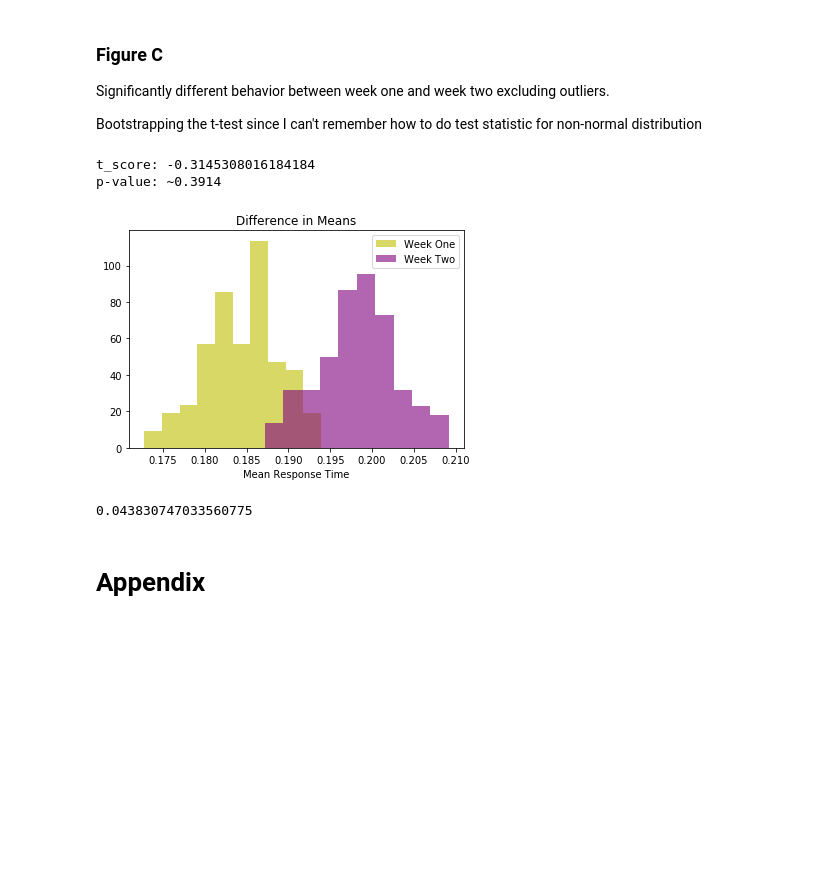
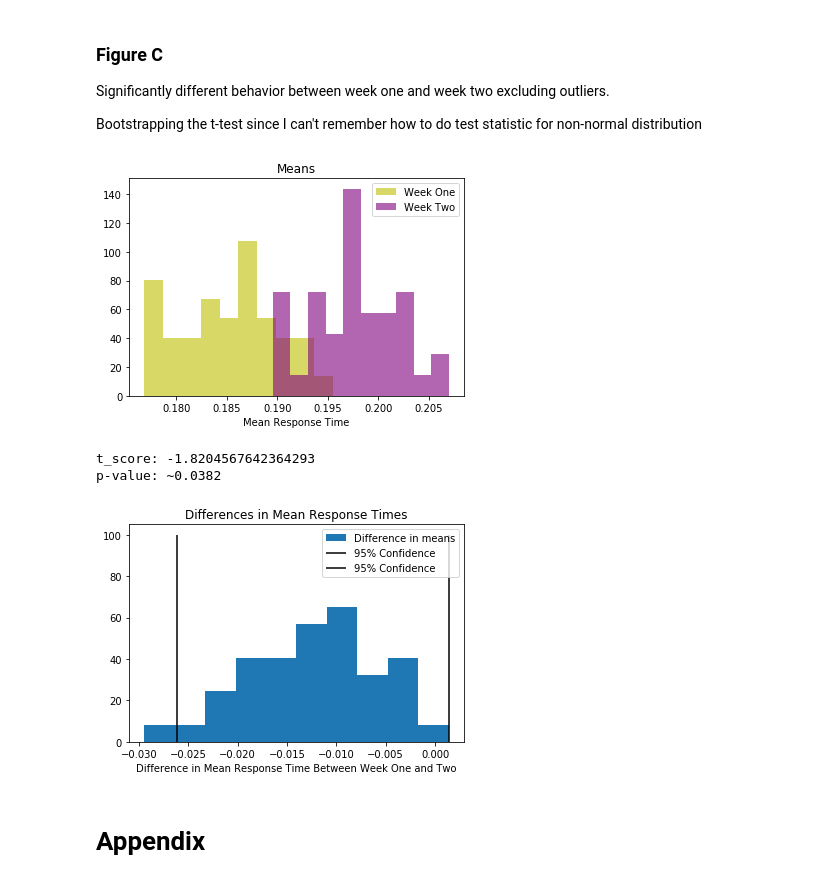
Before and after one commit to Ryanglambert/for_candidate, a Jupyter notebook: response_times_scenario1.ipynb, the cells around one changed output. Saved outputs shown, nothing was run; the diff lists cells and outputs as text; code cells hidden in the pictures; blank space fills up the shorter version.

```diff
--- a/response_times_scenario1.ipynb
+++ b/response_times_scenario1.ipynb
@@ -171,61 +171,61 @@ Bootstrapping the t-test since I can't remember how to do test statistic for non
 # %%
 upper_bound_99 = fitted_lognorm.ppf(.995)
 
 one_restored = df[df.index < 626400]
 one_weights = weight_mean_response_times(one_restored)
 two_restored = df[df.index >= 626400]
 two_weights = weight_mean_response_times(two_restored)
 
 two_restored_no_outliers = \
     two_restored[two_restored['mean_response_time'] < upper_bound_99]
 two_outliers_weights = weight_mean_response_times(two_restored_no_outliers)
 
 
 one_means = []
 two_means = []
-for i in range(100):
-    one_means.append(
-        np.mean(
-            np.random.choice(
-                one_restored['mean_response_time'],
-                1000,
-                p=one_weights)))
-    two_means.append(
-        np.mean(
-            np.random.choice(
-                two_restored_no_outliers['mean_response_time'],
-                1000,
-                p=two_outliers_weights)))
+difference_in_means = []
+for i in range(40):
+    one = np.mean(np.random.choice(one_restored['mean_response_time'],
+                                   1000, p=one_weights))
+    two = np.mean(np.random.choice(two_restored_no_outliers['mean_response_time'],
+                                   1000, p=two_outliers_weights))
+    one_means.append(one)
+    two_means.append(two)
+    difference_in_means.append(one - two)
 
-one_means, two_means = np.array(one_means), np.array(two_means)
+one_means, two_means, difference_in_means = \
+    np.array(one_means), np.array(two_means), np.array(difference_in_means)
 
 plt.hist(one_means, color='y', bins=10,
          alpha=.6, label='Week One', normed=True)
 plt.hist(two_means, color='purple', bins=10,
          alpha=.6, label='Week Two', normed=True)
 plt.xlabel('Mean Response Time')
-plt.title('Difference in Means')
+plt.title('Means')
 plt.legend(loc='best');
+plt.show()
+
+t_score = difference_in_means.mean()/difference_in_means.std()
+p_value = st.t.cdf(t_score, df=39)
+plus = difference_in_means.mean() - st.t.ppf(.975, df=39) * difference_in_means.std()
+minus = difference_in_means.mean() + st.t.ppf(.975, df=39) * difference_in_means.std()
+
+plt.hist(difference_in_means, normed=True, label='Difference in means')
+plt.vlines(plus, 0, 100, label='95% Confidence')
+plt.vlines(minus, 0, 100, label='95% Confidence')
+plt.title('Differences in Mean Response Times')
+plt.xlabel('Difference in Mean Response Time Between Week One and Two')
+plt.legend(loc='best')
 
 
 
-# bootstrapping t-test by creating samples of mean
-pooled_std = np.sqrt((one_means.var() * one_means.shape[0]) +\
-        (two_means.var() * two_means.shape[0])\
-    /(one_means.shape[0] + two_means.shape[0]))
-
-t_score = (one_means.mean() - two_means.mean())/pooled_std
-p_value = st.t.cdf(t_score, df=2)
 print("t_score: {}".format(t_score))
 print("p-value: ~{:.4f}".format(p_value))
 # %% [output]
+[figure, new version]
-t_score: -0.3145308016184184
-p-value: ~0.3914
+t_score: -1.8204567642364293
+p-value: ~0.0382
-[figure, old version]
+[figure, added]
-# %%
-pooled_std
-# %% [output]
-0.043830747033560775
 # %% [markdown]
 # Appendix
 # %% [markdown]
```
Also changed, not shown: parts of 2 cells of this notebook, 4 other files.
